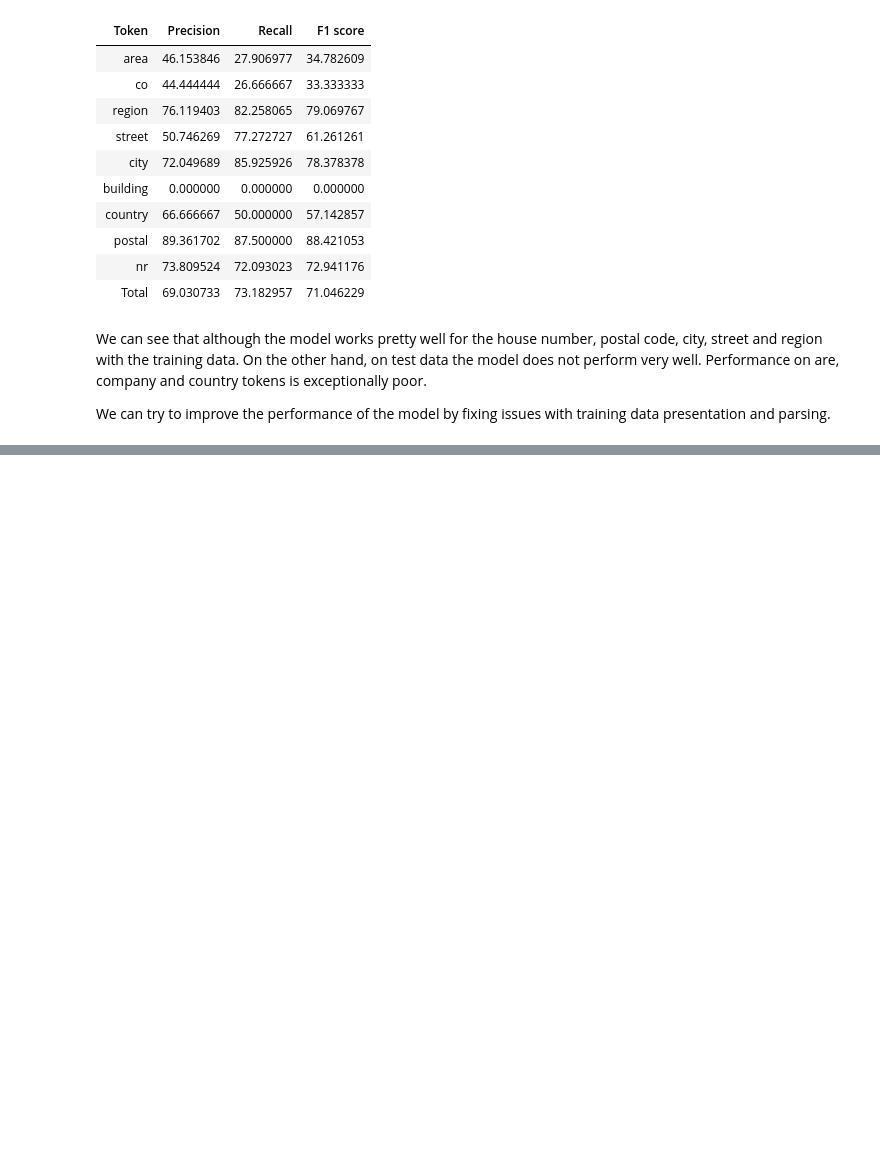
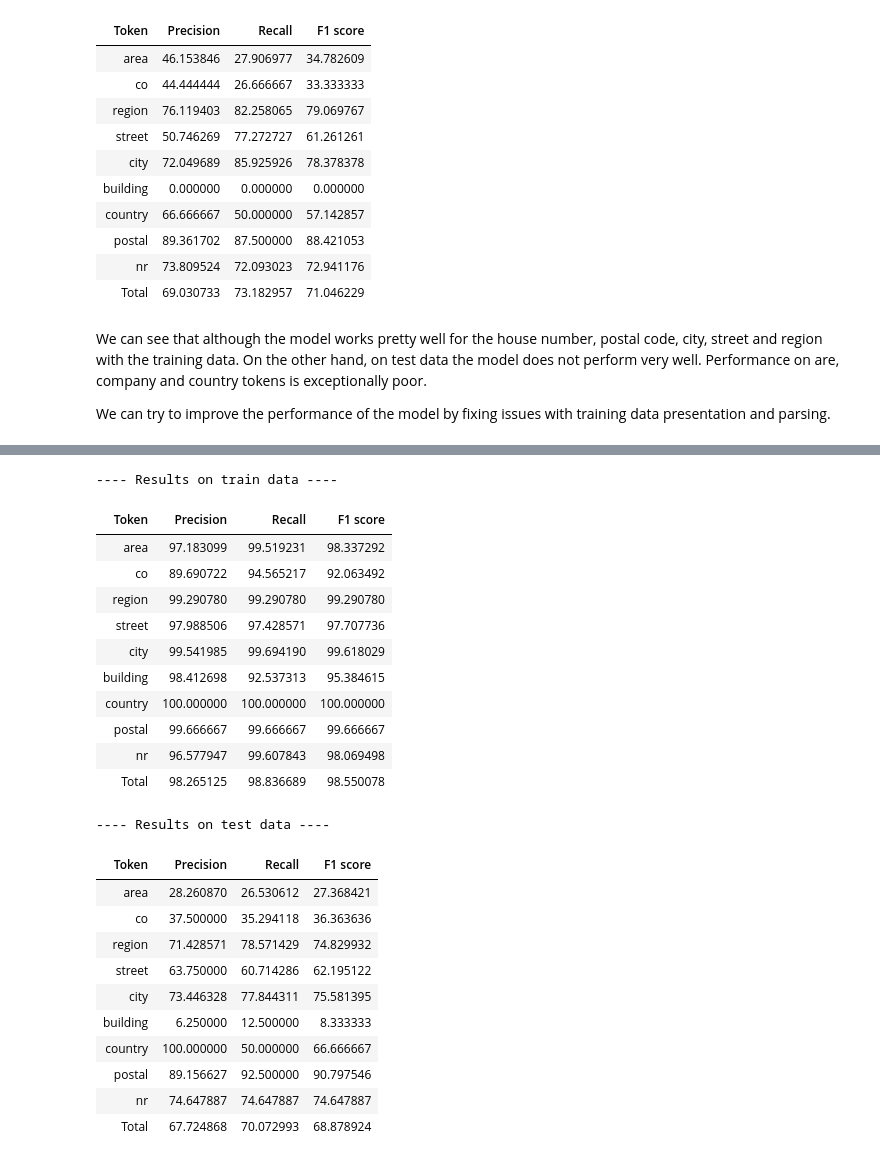
Before and after one commit to MKarolis/address-parsing-nlp, a Jupyter notebook: DOC_FINAL.ipynb, the cells around one changed output, grey strips where cells are left out. Cells and saved outputs as stored; diff of their text form; code cells hidden in the pictures; blank space fills up the shorter version.

Commit message:
Update labels file, add final documentation

```diff
--- a/DOC_FINAL.ipynb
+++ b/DOC_FINAL.ipynb
@@ -362,0 +467,13 @@ We can try to improve the performance of the model by fixing issues with trainin
+# %%
+raw_data: pd.DataFrame = read_DataFrame_from_file('label.xlsx', 999)
+preprocess_data(raw_data)
+
+train_data = list(
+    map(map_to_training_entry, raw_data.to_dict('records'))
+)
+train_data = list(filter(lambda entry: not entities_overlap(entry), train_data))
+
+train_sample, test_sample = train_test_split(
+    train_data, test_size = 0.2, random_state = 420
+)
+print('train entries: {} | test entries: {}'.format(len(train_sample), len(test_sample)))
@@ -362,0 +482,23 @@ We can try to improve the performance of the model by fixing issues with trainin
+# %%
+nlp = spacy.blank('en')
+ner = nlp.create_pipe('ner')
+nlp.add_pipe(ner)
+
+for token in TOKEN_TYPES:
+    ner.add_label(token)
+
+optimizer = nlp.begin_training()
+for itn in range(20):
+    random.shuffle(train_sample)
+    losses = {}
+
+    batches = minibatch(train_sample, size=compounding(4, 32, 1.001))
+    for batch in batches:
+        texts, annotations = zip(*batch)
+        nlp.update(
+            texts,
+            annotations,
+            drop=0.5,
+            sgd=optimizer,
+            losses=losses)
+    print('Iteration: {} | Losses: {}'.format(itn, losses))
@@ -362,0 +523,34 @@ We can try to improve the performance of the model by fixing issues with trainin
+# %%
+%%capture
+train_results = evaluate(nlp, map(map_to_evaluation_model, train_sample))
+test_results = evaluate(nlp, map(map_to_evaluation_model, test_sample))
+# %%
+print('---- Results on train data ----')
+display(HTML(results_per_entity_to_df(train_results).to_html(index=False)))
+print('---- Results on test data ----')
+display(HTML(results_per_entity_to_df(test_results).to_html(index=False)))
+# %% [output]
+---- Results on train data ----
+| Token | Precision | Recall | F1 score |
+| area | 97.183099 | 99.519231 | 98.337292 |
+| co | 89.690722 | 94.565217 | 92.063492 |
+| region | 99.290780 | 99.290780 | 99.290780 |
+| street | 97.988506 | 97.428571 | 97.707736 |
+| city | 99.541985 | 99.694190 | 99.618029 |
+| building | 98.412698 | 92.537313 | 95.384615 |
+| country | 100.000000 | 100.000000 | 100.000000 |
+| postal | 99.666667 | 99.666667 | 99.666667 |
+| nr | 96.577947 | 99.607843 | 98.069498 |
+| Total | 98.265125 | 98.836689 | 98.550078 |
+---- Results on test data ----
+| Token | Precision | Recall | F1 score |
+| area | 28.260870 | 26.530612 | 27.368421 |
+| co | 37.500000 | 35.294118 | 36.363636 |
+| region | 71.428571 | 78.571429 | 74.829932 |
+| street | 63.750000 | 60.714286 | 62.195122 |
+| city | 73.446328 | 77.844311 | 75.581395 |
+| building | 6.250000 | 12.500000 | 8.333333 |
+| country | 100.000000 | 50.000000 | 66.666667 |
+| postal | 89.156627 | 92.500000 | 90.797546 |
+| nr | 74.647887 | 74.647887 | 74.647887 |
+| Total | 67.724868 | 70.072993 | 68.878924 |
```
Also changed, not shown: parts of 8 cells of this notebook, 1 other file.
